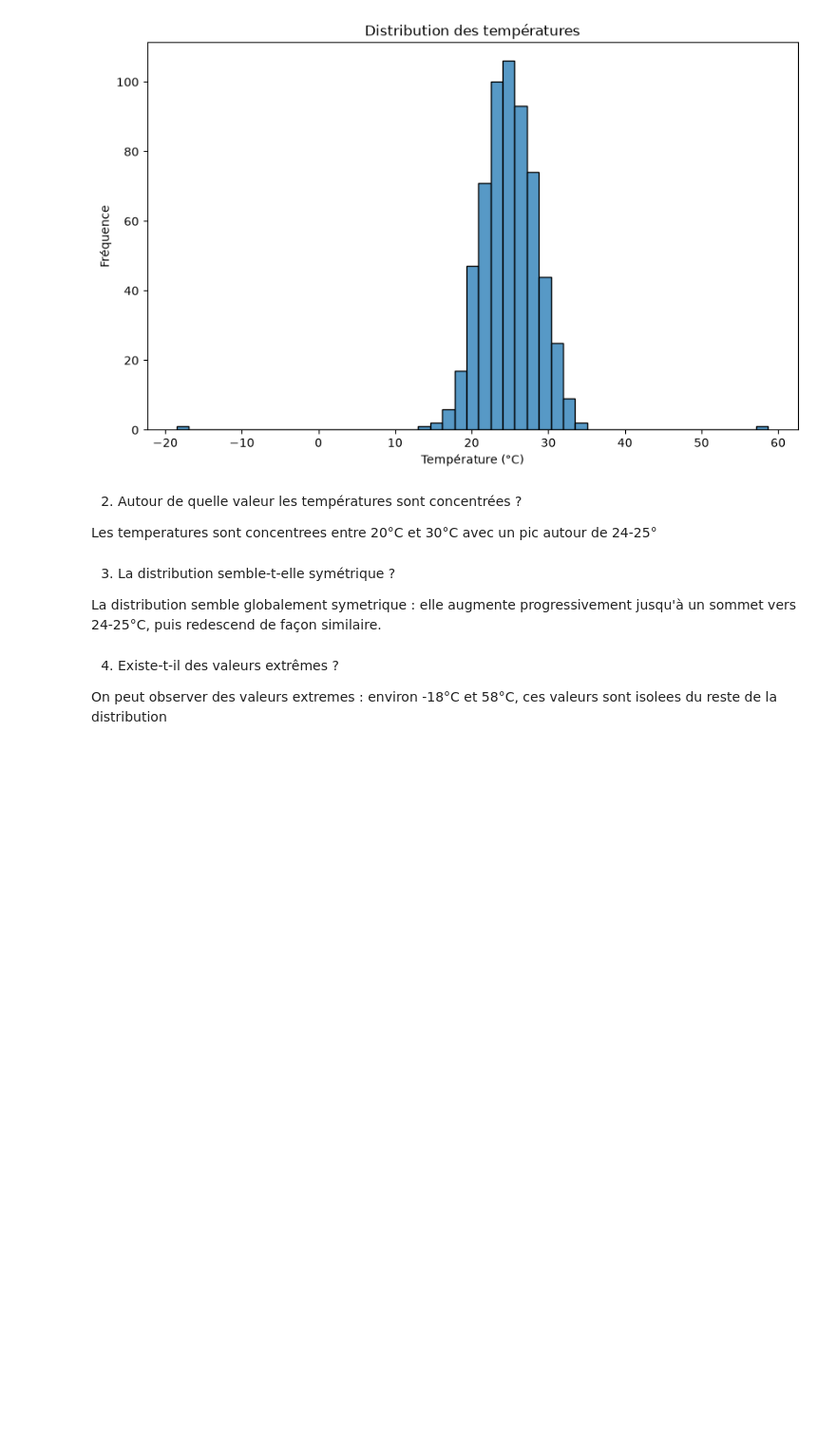
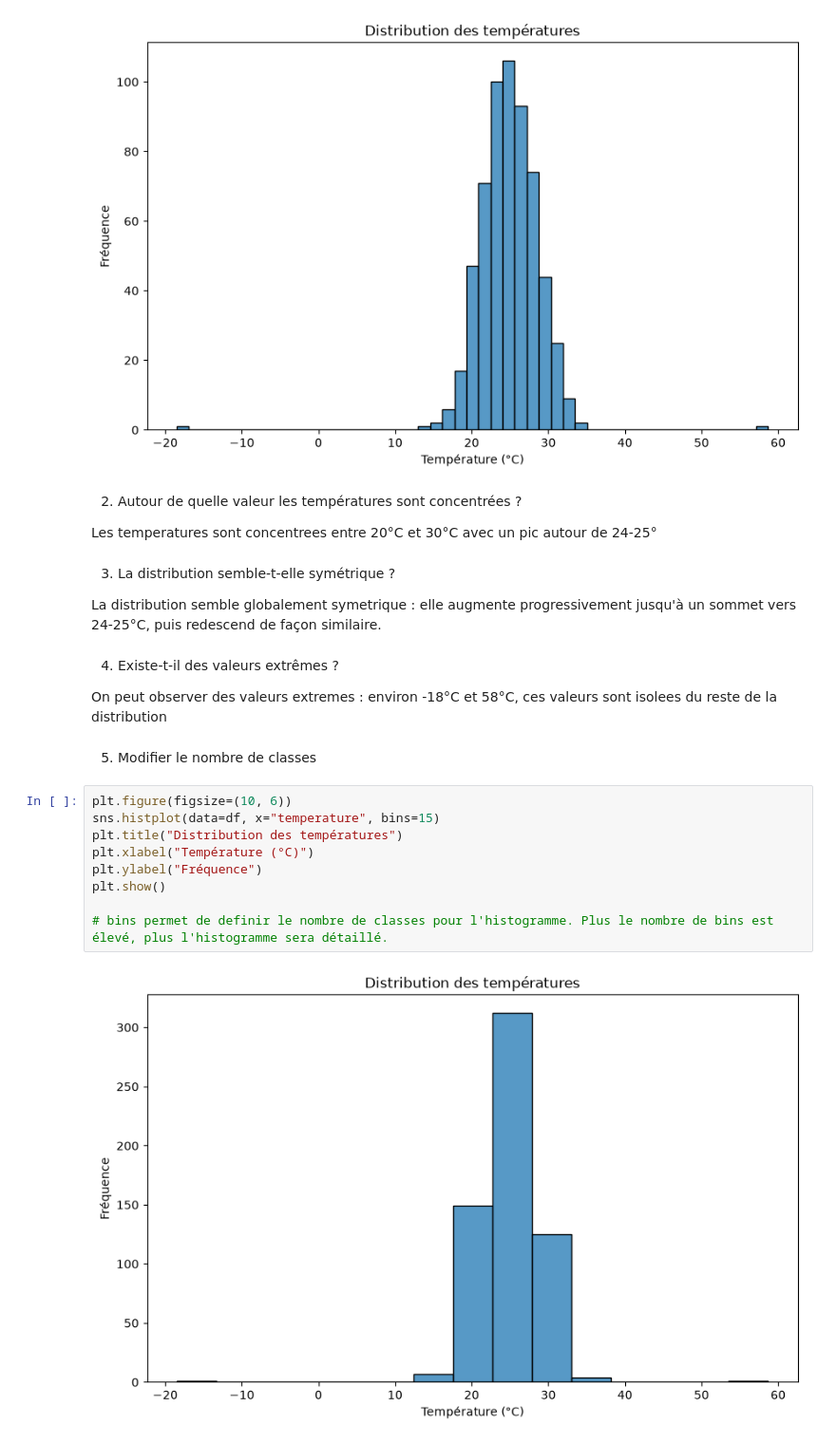
Before and after one commit to Atou-D10/atelier_seaborn_iot, a Jupyter notebook: notebooks/atelier_seaborn_iot.ipynb, the cells around one changed output. Shown at 95% size. Cells and saved outputs as stored; diff of their text form; blank space fills up the shorter version.

Commit message:
Partie 1 (5) : histplot temperature avec modifcation du nombre de classe

```diff
--- a/notebooks/atelier_seaborn_iot.ipynb
+++ b/notebooks/atelier_seaborn_iot.ipynb
@@ -118,3 +118,16 @@ La distribution semble globalement symetrique : elle augmente progressivement ju
 4) Existe-t-il des valeurs extrêmes ?
 
  On peut observer des valeurs extremes : environ -18°C et 58°C, ces valeurs sont isolees du reste de la distribution
+# %% [markdown]
+5) Modifier le nombre de classes
+# %%
+plt.figure(figsize=(10, 6))
+sns.histplot(data=df, x="temperature", bins=15)
+plt.title("Distribution des températures")
+plt.xlabel("Température (°C)")
+plt.ylabel("Fréquence")
+plt.show()
+
+# bins permet de definir le nombre de classes pour l'histogramme. Plus le nombre de bins est élevé, plus l'histogramme sera détaillé.
+# %% [output]
+[figure, added]
```
